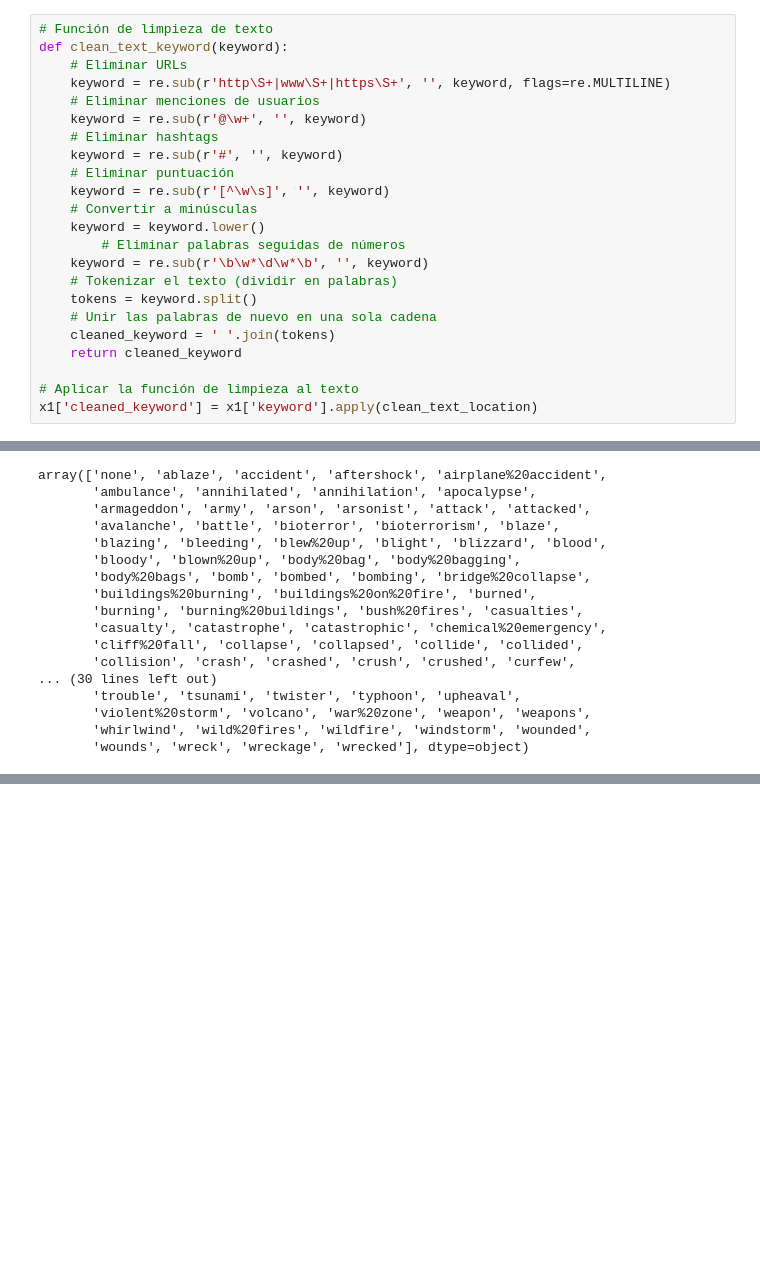
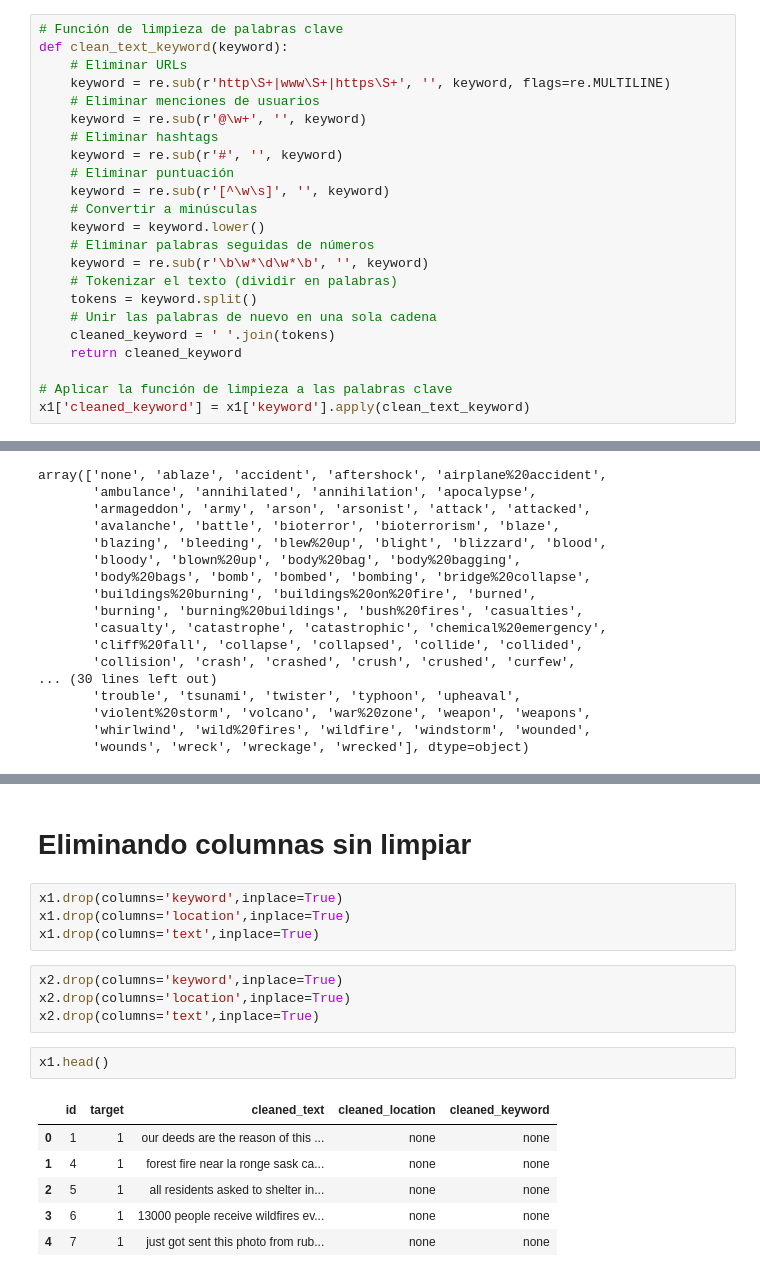
Before and after one commit to FrankRomeroT/H-bito, a Jupyter notebook: Dia 16/desastres_tweet.ipynb, the cells around one changed output, grey strips where cells are left out. Cells and saved outputs as stored; diff of their text form; blank space fills up the shorter version.

```diff
--- a/Dia 16/desastres_tweet.ipynb
+++ b/Dia 16/desastres_tweet.ipynb
@@ -170,7 +170,7 @@ x1['cleaned_location'].unique()
 array(['none', 'birmingham', 'est september 2012 bristol', ...,
        'denton texas', 'newcastleupontyne uk', 'lincoln'], dtype=object)
 # %%
-# Función de limpieza de texto
+# Función de limpieza de palabras clave
 def clean_text_keyword(keyword):
     # Eliminar URLs
     keyword = re.sub(r'http\S+|www\S+|https\S+', '', keyword, flags=re.MULTILINE)
@@ -182,7 +182,7 @@ def clean_text_keyword(keyword):
     keyword = re.sub(r'[^\w\s]', '', keyword)
     # Convertir a minúsculas
     keyword = keyword.lower()
-        # Eliminar palabras seguidas de números
+    # Eliminar palabras seguidas de números
     keyword = re.sub(r'\b\w*\d\w*\b', '', keyword)
     # Tokenizar el texto (dividir en palabras)
     tokens = keyword.split()
@@ -190,8 +190,8 @@ def clean_text_keyword(keyword):
     cleaned_keyword = ' '.join(tokens)
     return cleaned_keyword
 
-# Aplicar la función de limpieza al texto
-x1['cleaned_keyword'] = x1['keyword'].apply(clean_text_location)
+# Aplicar la función de limpieza a las palabras clave
+x1['cleaned_keyword'] = x1['keyword'].apply(clean_text_keyword)
 # %%
 x1['keyword'].unique()
 # %% [output]
@@ -243,0 +431,19 @@ x1.head()
+# %% [markdown]
+# Eliminando columnas sin limpiar
+# %%
+x1.drop(columns='keyword',inplace=True)
+x1.drop(columns='location',inplace=True)
+x1.drop(columns='text',inplace=True)
+# %%
+x2.drop(columns='keyword',inplace=True)
+x2.drop(columns='location',inplace=True)
+x2.drop(columns='text',inplace=True)
+# %%
+x1.head()
+# %% [output]
+|  | id | target | cleaned_text | cleaned_location | cleaned_keyword |
+| 0 | 1 | 1 | our deeds are the reason of this ... | none | none |
+| 1 | 4 | 1 | forest fire near la ronge sask ca... | none | none |
+| 2 | 5 | 1 | all residents asked to shelter in... | none | none |
+| 3 | 6 | 1 | 13000 people receive wildfires ev... | none | none |
+| 4 | 7 | 1 | just got sent this photo from rub... | none | none |
```
Also changed, not shown: parts of 20 cells of this notebook.
